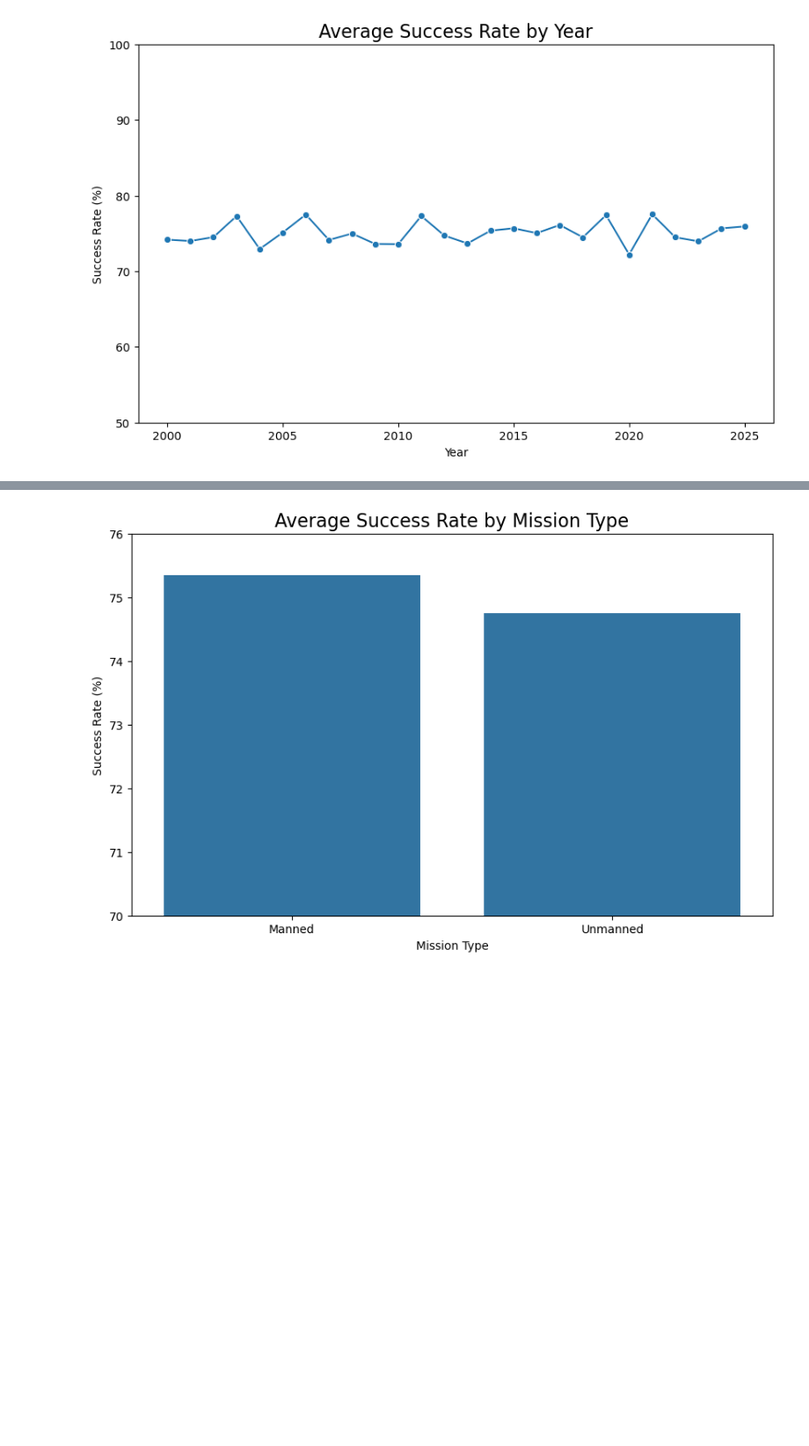
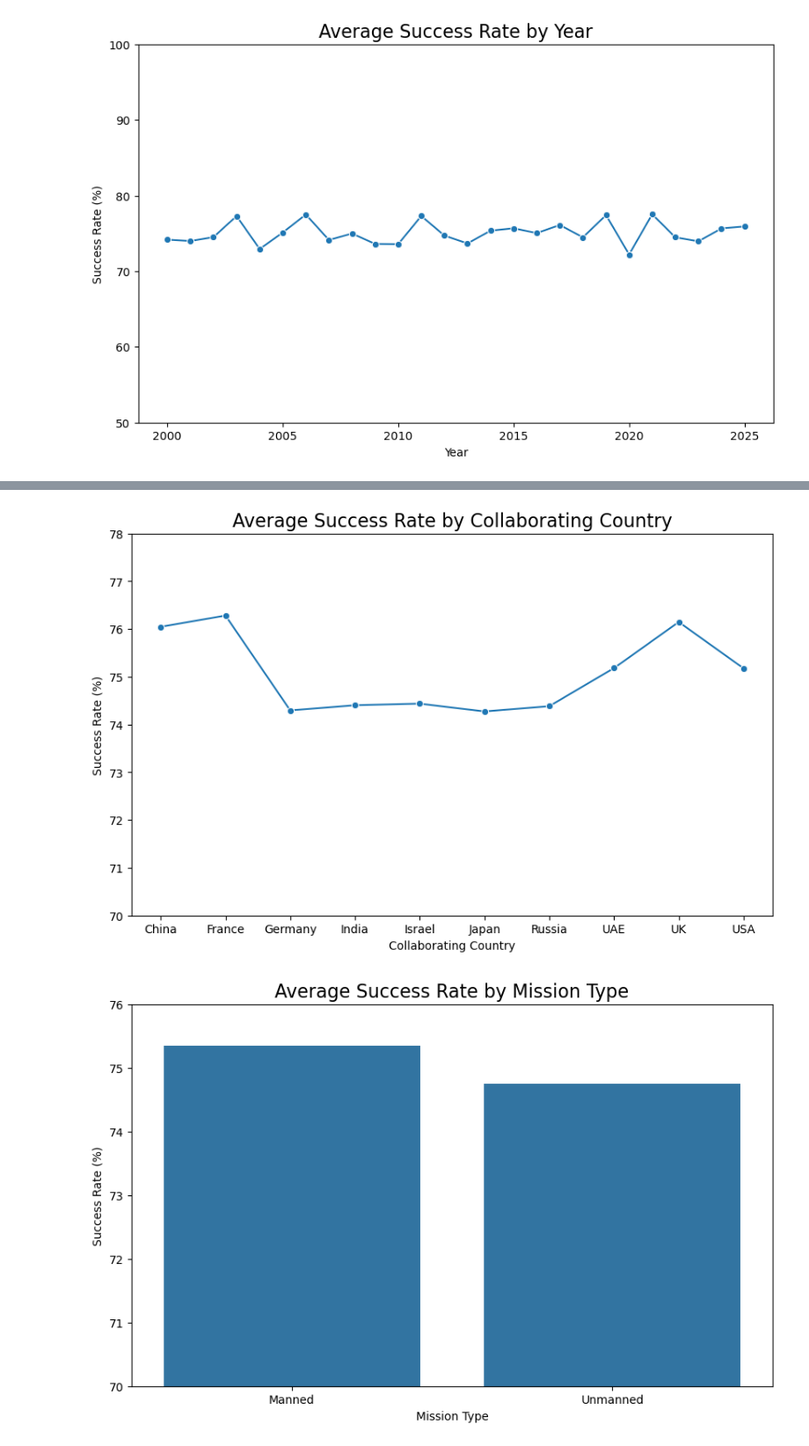
Before and after one commit to BigVictorFans/CU5PROJECTDANISH, a Jupyter notebook: notebook.ipynb, the cells around one changed output, grey strips where cells are left out. Shown at 88% size. Drawn from its saved outputs; the diff is of its cells as text; code cells hidden in the pictures; blank space fills up the shorter version.

```diff
--- a/notebook.ipynb
+++ b/notebook.ipynb
@@ -197,3 +198,13 @@ plt.show()
+# %%
+avg_success_col_country = df.groupby('Collaborating Country')['Success Rate (%)'].mean().reset_index()
+# %%
+plt.figure(figsize=(10,6))
+sns.lineplot(data=avg_success_col_country , x='Collaborating Country', y='Success Rate (%)', marker='o')
+plt.title('Average Success Rate by Collaborating Country', fontsize=16)
+plt.ylim(70, 78)
+plt.show()
+# %% [output]
+[figure, added]
 # %%
 avg_success_type = df.groupby('Mission Type')['Success Rate (%)'].mean().reset_index()
 # %%
```
Also changed, not shown: parts of 5 cells of this notebook.
